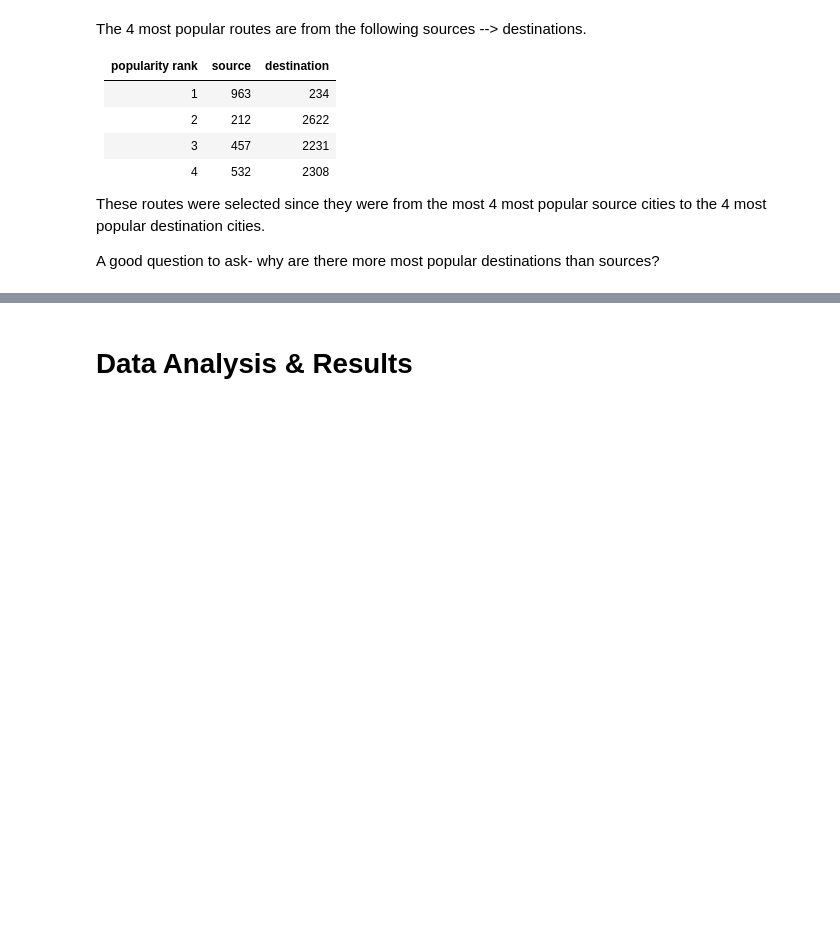
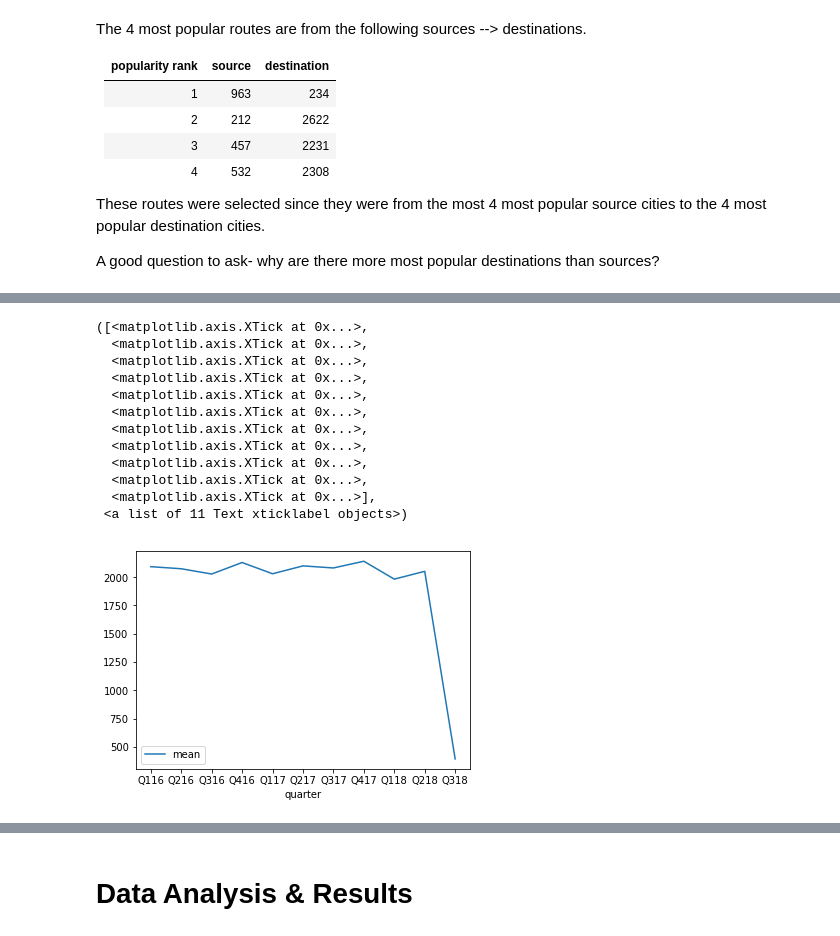
Before and after one commit to M20190649/COGS-108-Final-Project, a Jupyter notebook: final-project.ipynb, the cells around one changed output, grey strips where cells are left out. Saved outputs shown, nothing was run; the diff lists cells and outputs as text; code cells hidden in the pictures; blank space fills up the shorter version.

```diff
--- a/final-project.ipynb
+++ b/final-project.ipynb
@@ -398,0 +475,18 @@ max                        818.180000
+# %%
+route3_mean.plot(kind='line', x='quarter', y='mean')
+plt.xticks(np.arange(0, 11, 1.0))
+plt.xticks(np.arange(11), ('Q116', 'Q216', 'Q316', 'Q416', 'Q117', 'Q217', 'Q317', 'Q417', 'Q118', 'Q218', 'Q318'))
+# %% [output]
+([<matplotlib.axis.XTick at 0x...>,
+  <matplotlib.axis.XTick at 0x...>,
+  <matplotlib.axis.XTick at 0x...>,
+  <matplotlib.axis.XTick at 0x...>,
+  <matplotlib.axis.XTick at 0x...>,
+  <matplotlib.axis.XTick at 0x...>,
+  <matplotlib.axis.XTick at 0x...>,
+  <matplotlib.axis.XTick at 0x...>,
+  <matplotlib.axis.XTick at 0x...>,
+  <matplotlib.axis.XTick at 0x...>,
+  <matplotlib.axis.XTick at 0x...>],
+ <a list of 11 Text xticklabel objects>)
+[figure, added]
```
Also changed, not shown: parts of 13 cells of this notebook.
